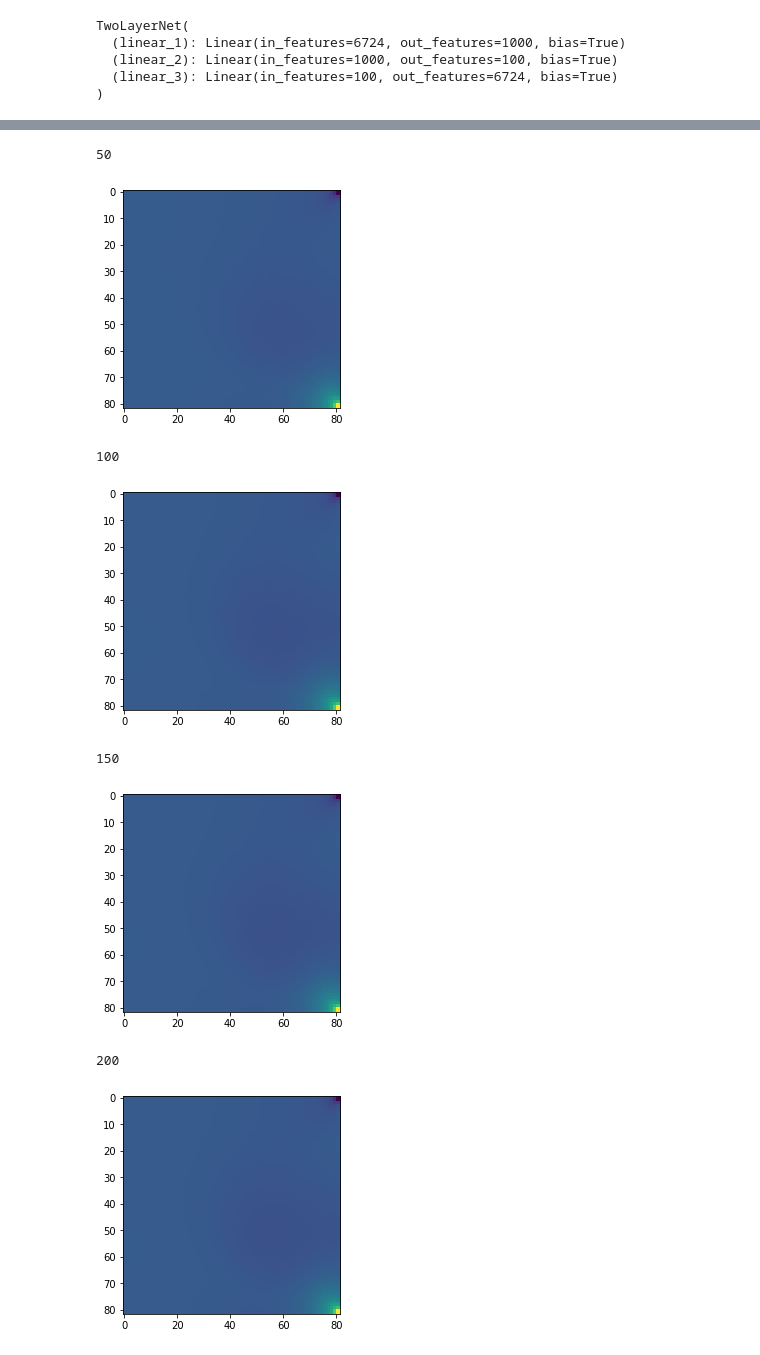
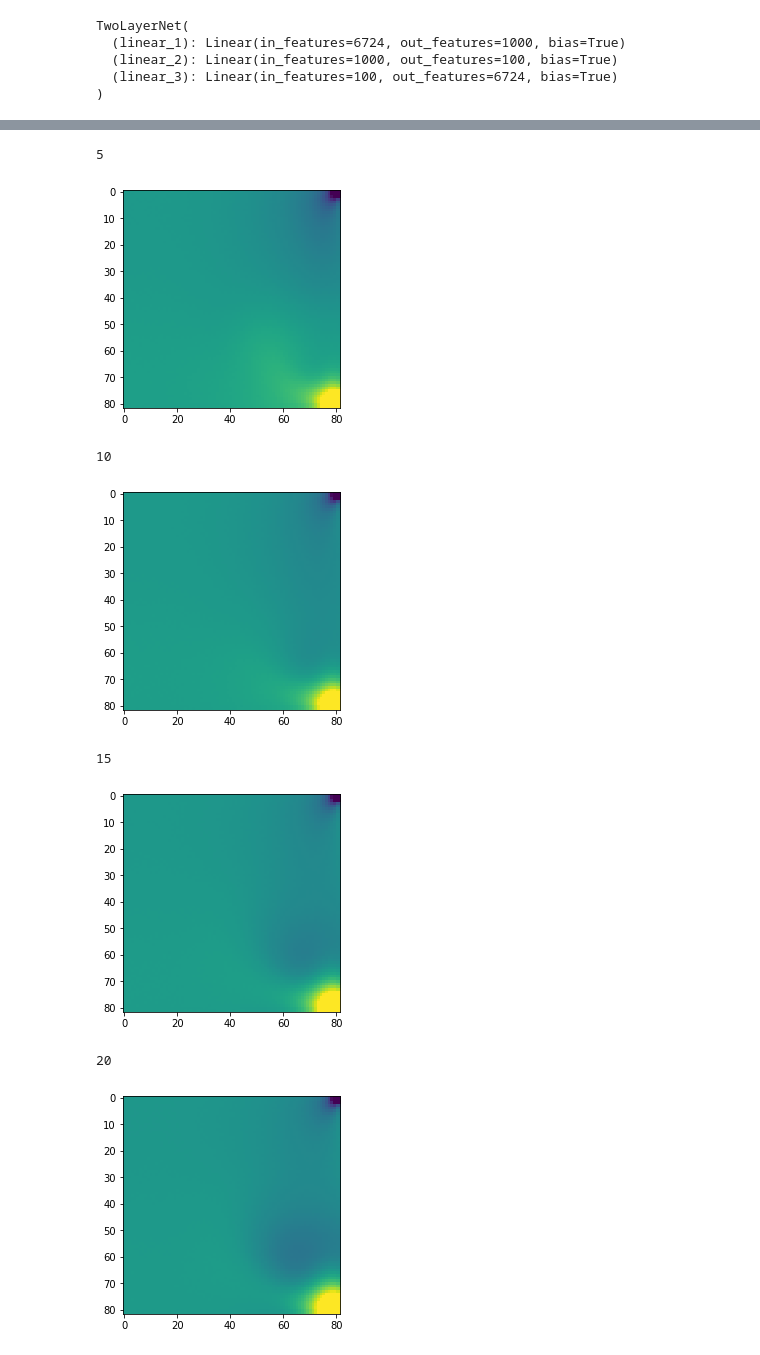
Before and after one commit to EN-Chou/Projection_algorithm-ML, a Jupyter notebook: ML/Untitled.ipynb, the cells around one changed output, grey strips where cells are left out. Saved outputs shown, nothing was run; the diff lists cells and outputs as text; code cells hidden in the pictures.

```diff
--- a/ML/Untitled.ipynb
+++ b/ML/Untitled.ipynb
@@ -50,7 +50,7 @@ TwoLayerNet(
 # %%
 import matplotlib.pyplot as plt
 num=5
-skip=50
+skip=5
 # %%
 # input
 for idx in range(num):
@@ -133,9 +122,0 @@ for idx in range(num):
-# %%
-for idx in range(num):
-    i=idx*skip
-    print(i)
-    y_gs=y[i]
-    H = np.reshape(y_gs, (82, 82))
-    H = np.array(H)
-    plt.imshow(H, interpolation='none')
-    plt.show()
@@ -160,7 +130,7 @@ for idx in range(num):
     y_test=y_test.detach()
     H = np.reshape(y_test, (82, 82))
     H = np.array(H)
-    plt.imshow(H, interpolation='none')
+    plt.imshow(H, interpolation='none', vmin=-0.2, vmax=0.2)
     plt.show()
 # %% [output]
 0
@@ -168,8 +138,8 @@ for idx in range(num):
-50
+5
-[figure, old version]
+[figure, new version]
-100
+10
-[figure, old version]
+[figure, new version]
-150
+15
-[figure, old version]
+[figure, new version]
-200
+20
-[figure, old version]
+[figure, new version]
```
Also changed, not shown: parts of 8 cells of this notebook, 6 other files.
